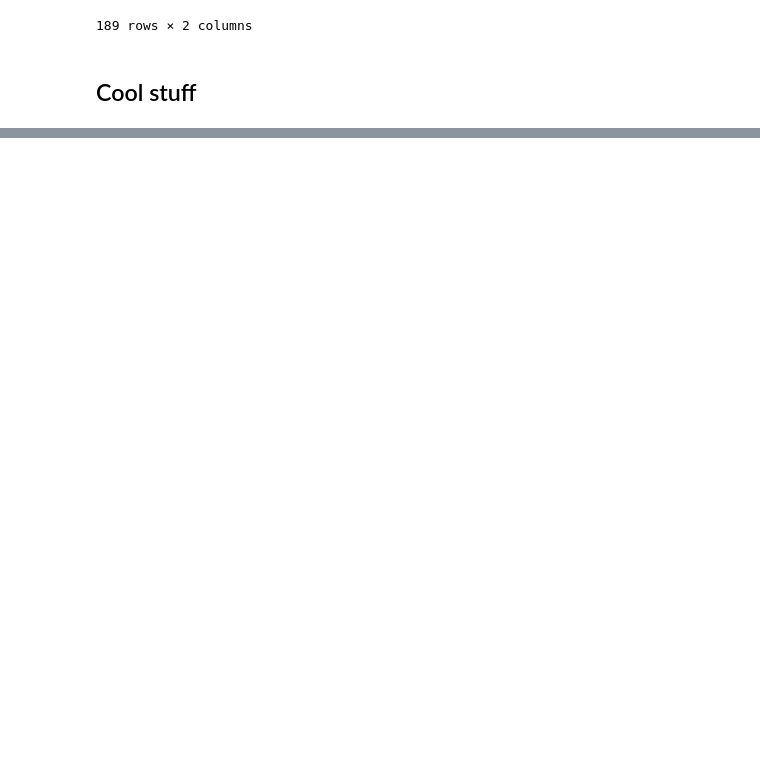
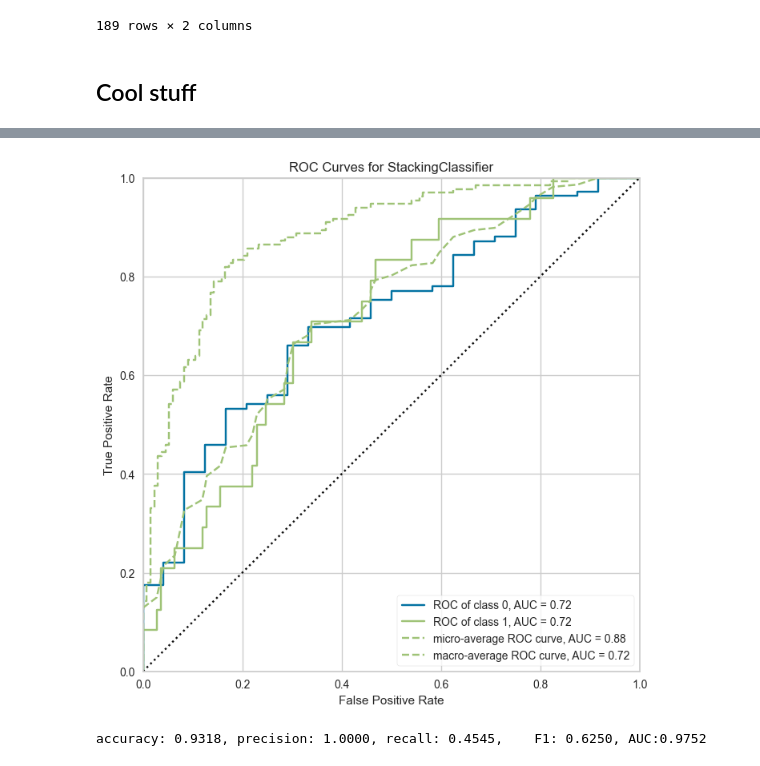
Before and after one commit to katesedykh/ML2022-Drinking-Water-Quality, a Jupyter notebook: drinking-water-quality.ipynb, the cells around one changed output, grey strips where cells are left out. Cells and saved outputs as stored; diff of their text form; code cells hidden in the pictures; blank space fills up the shorter version.

```diff
--- a/drinking-water-quality.ipynb
+++ b/drinking-water-quality.ipynb
@@ -274,0 +305,2 @@ rf = create_model('rf')
+# %%
+stack_model = stack_models(estimator_list = top5, meta_model = top5[0],optimize = 'Accuracy')
@@ -274,0 +322,5 @@ rf = create_model('rf')
+# %%
+plt.figure(figsize=(8, 8))
+plot_model(stack_model, plot = 'auc')
+# %% [output]
+[figure, added]
@@ -274,0 +342,12 @@ rf = create_model('rf')
+# %%
+from sklearn.metrics import accuracy_score, precision_score, recall_score, roc_auc_score
+from sklearn.metrics import f1_score, confusion_matrix, precision_recall_curve, roc_curve
+from sklearn.metrics import ConfusionMatrixDisplay
+
+#prediction
+pred = stack_model.predict(X_val)
+pred_proba = stack_model.predict_proba(X_val)[:,1]
+#Accuracy
+confusion_stack = get_clf_eval(y_val,pred,pred_proba)
+# %% [output]
+accuracy: 0.9318, precision: 1.0000, recall: 0.4545,    F1: 0.6250, AUC:0.9752
```
Also changed, not shown: parts of 20 cells of this notebook.
